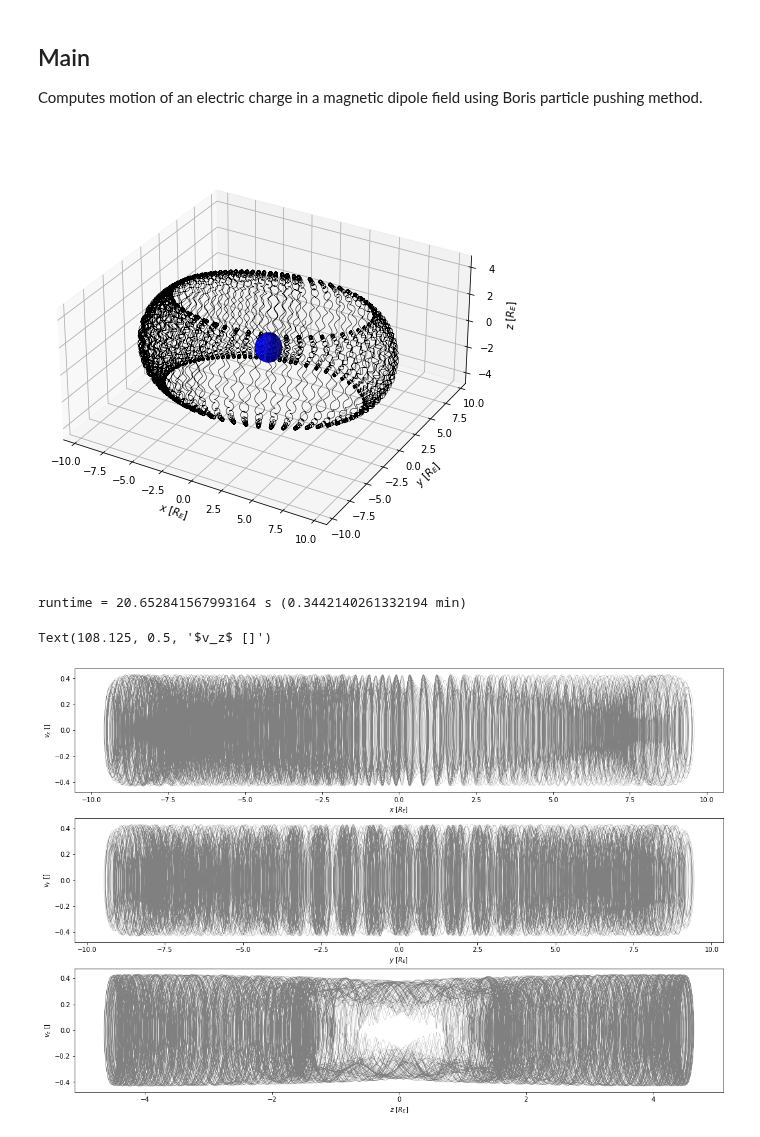
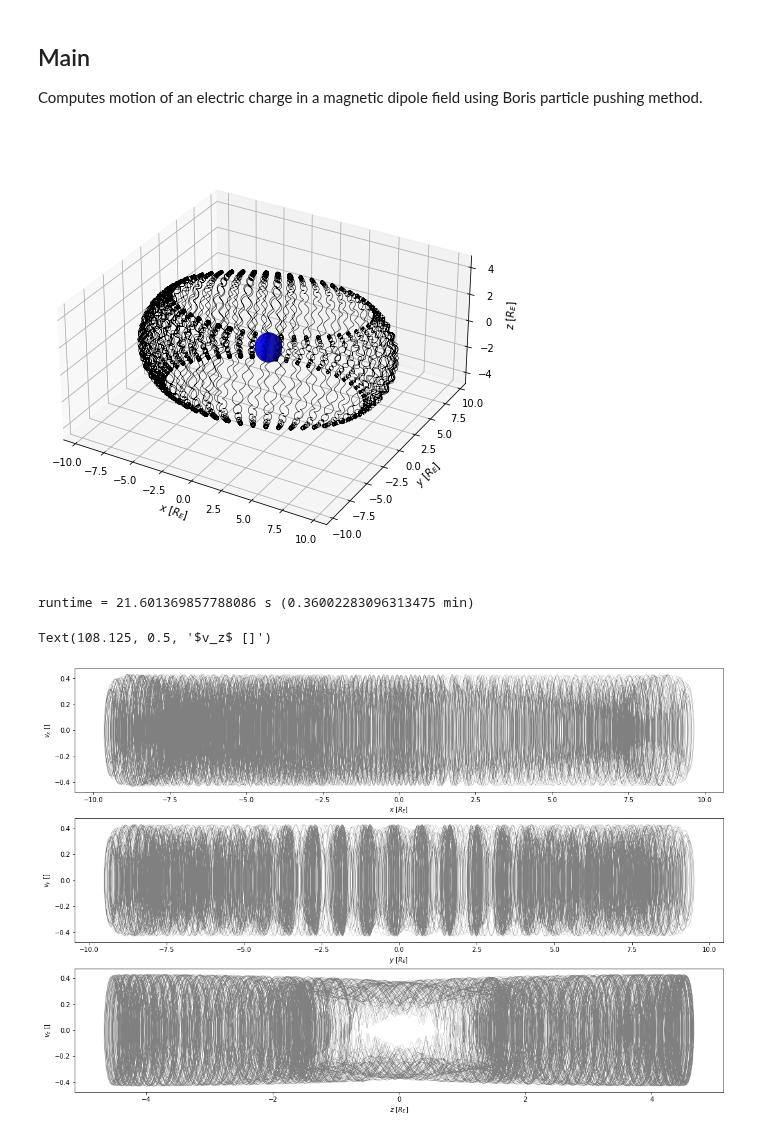
Before and after one commit to argallmr/imef, a Jupyter notebook: particle-tracing/boris-tracing/Charged Particle Motion in Earth Dipole Field.ipynb, the cells around one changed output. Drawn from its saved outputs; the diff is of its cells as text; code cells hidden in the pictures.

```diff
--- a/particle-tracing/boris-tracing/Charged Particle Motion in Earth Dipole Field.ipynb
+++ b/particle-tracing/boris-tracing/Charged Particle Motion in Earth Dipole Field.ipynb
@@ -101,7 +101,7 @@ q = 2.*qe
 
 
 # set initial conditions
-xdat[0] = np.array([0., -7.85, -1.53])
+xdat[0] = np.array([1., -7.85, -1.53])
 vdat[0] = np.array([0.,.3,.3])
 
 
@@ -133,35 +133,35 @@ for i in range(0, steps-1):
 
         # append to data arrays
         vdat[i+1] = vnew
         xdat[i+1] = xnew
 
 
 fig = plt.figure(figsize=(8, 8))
 ax = plt.axes(projection='3d')
 
 # plot dipole field data
 ax.plot3D(xdat[:,0],xdat[:,1],xdat[:,2],'k',linewidth=0.5)
 
 # plot 3D earth
 earth3D(1)
 
 # plot attributes
 ax.set_box_aspect([1,1,.5])
 ax.set_xlabel("$x$ [$R_E$]")
 ax.set_ylabel("$y$ [$R_E$]")
 ax.set_zlabel("$z$ [$R_E$]")
 
 plt.show()
 
 # end time
 time_end = time.time()
 
 # print runtime
 runtime = time_end - time_start
 print(f"runtime = {runtime} s ({runtime/60} min)")
 # %% [output]
-[figure, old version]
+[figure, new version]
-runtime = 20.652841567993164 s (0.3442140261332194 min)
+runtime = 21.601369857788086 s (0.36002283096313475 min)
 # %%
 fig, (ax1, ax2, ax3) = plt.subplots(3, figsize=(15, 10))
 plt.tight_layout(pad=2.)
@@ -181,4 +181,4 @@ ax3.set_xlabel("$z$ [$R_E$]")
 ax3.set_ylabel("$v_z$ []")
 # %% [output]
 Text(108.125, 0.5, '$v_z$ []')
-[figure, old version]
+[figure, new version]
```
Also changed, not shown: parts of 1 cell of this notebook.
